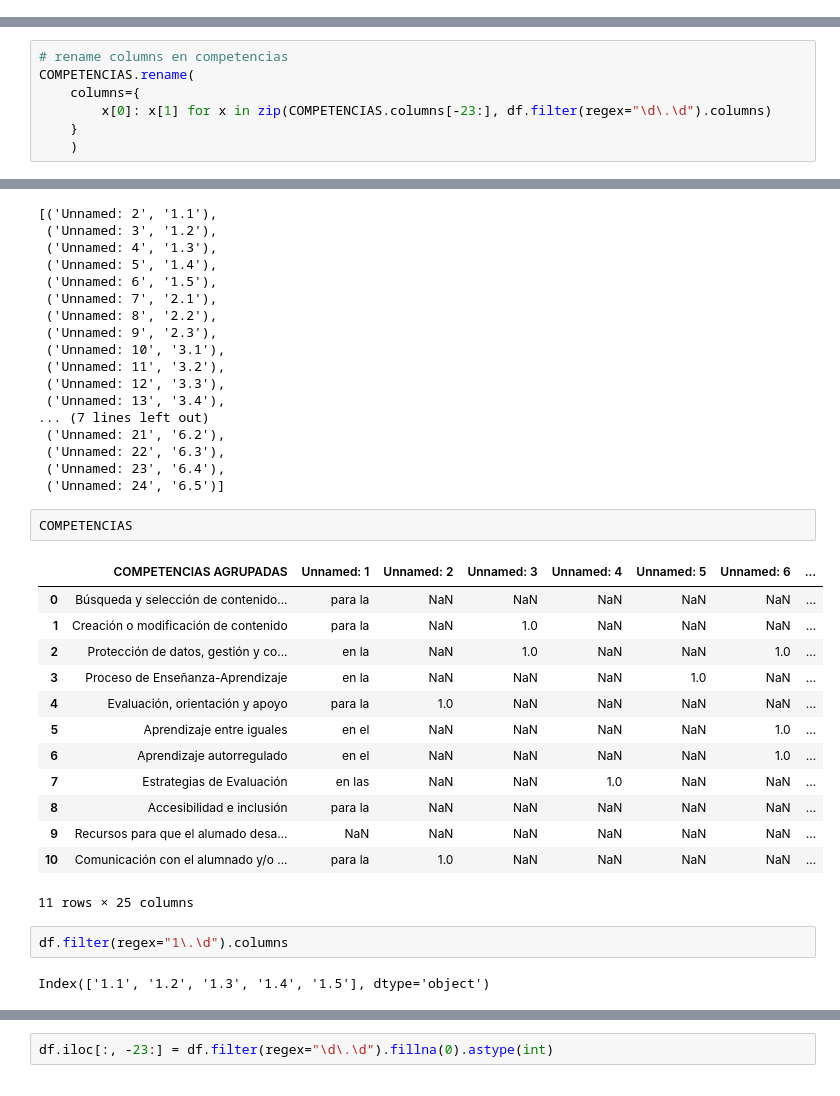
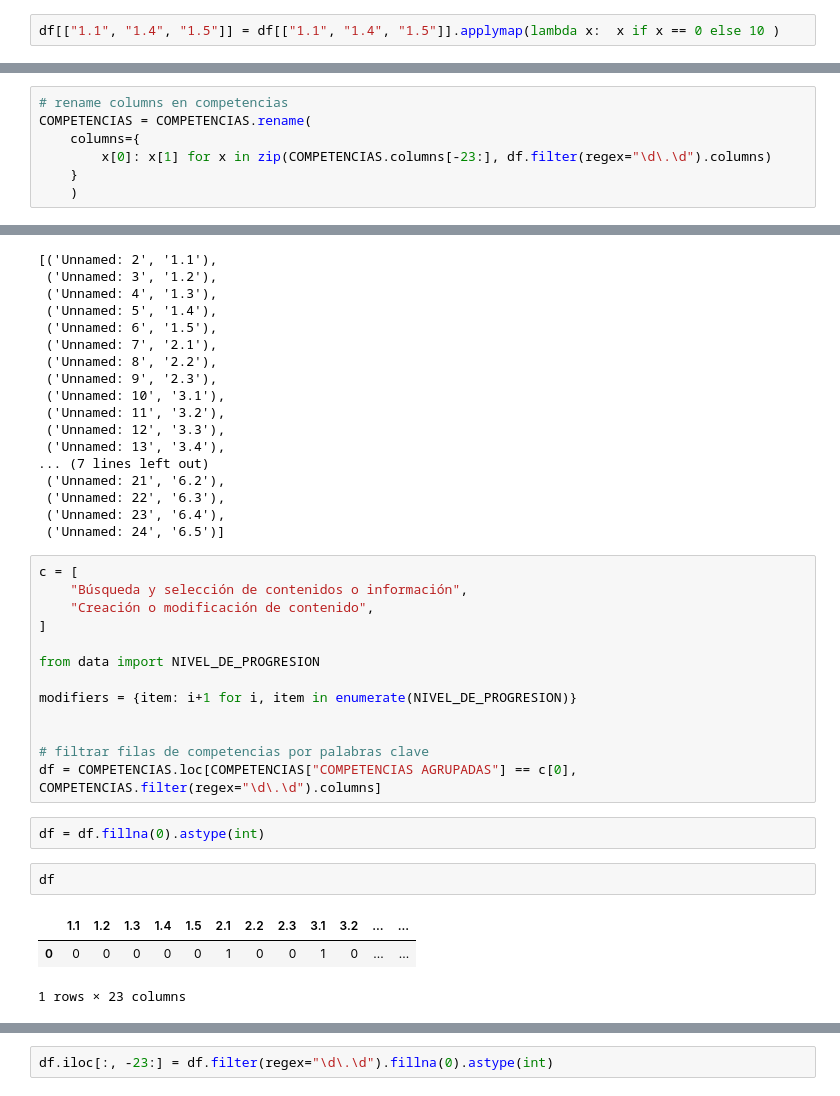
Before and after one commit to catedu/cdd-data, a Jupyter notebook: dev.ipynb, the cells around one changed output, grey strips where cells are left out. Drawn from its saved outputs; the diff is of its cells as text.

Commit message:
app lista para testeo

```diff
--- a/dev.ipynb
+++ b/dev.ipynb
@@ -18,0 +38,2 @@ df = df.reindex(cols, axis = 1)
+# %%
+df[["1.1", "1.4", "1.5"]] = df[["1.1", "1.4", "1.5"]].applymap(lambda x:  x if x == 0 else 10 )
@@ -73,7 +101,7 @@ True
 COMPETENCIAS = pd.read_csv("competencias.csv", sep=",")
 # %%
 # rename columns en competencias
-COMPETENCIAS.rename(
+COMPETENCIAS = COMPETENCIAS.rename(
     columns={
         x[0]: x[1] for x in zip(COMPETENCIAS.columns[-23:], df.filter(regex="\d\.\d").columns)
     }
@@ -134,23 +164,24 @@ list(zip(COMPETENCIAS.columns[-23:], df.filter(regex="\d\.\d").columns))
  ('Unnamed: 22', '6.3'),
  ('Unnamed: 23', '6.4'),
  ('Unnamed: 24', '6.5')]
-# %%
-COMPETENCIAS
-# %% [output]
-|  | COMPETENCIAS AGRUPADAS | Unnamed: 1 | Unnamed: 2 | Unnamed: 3 | Unnamed: 4 | Unnamed: 5 | Unnamed: 6 | ... |
-| 0 | Búsqueda y selección de contenido... | para la | NaN | NaN | NaN | NaN | NaN | ... |
-| 1 | Creación o modificación de contenido | para la | NaN | 1.0 | NaN | NaN | NaN | ... |
-| 2 | Protección de datos, gestión y co... | en la | NaN | 1.0 | NaN | NaN | 1.0 | ... |
-| 3 | Proceso de Enseñanza-Aprendizaje | en la | NaN | NaN | NaN | 1.0 | NaN | ... |
-| 4 | Evaluación, orientación y apoyo | para la | 1.0 | NaN | NaN | NaN | NaN | ... |
-| 5 | Aprendizaje entre iguales | en el | NaN | NaN | NaN | NaN | 1.0 | ... |
-| 6 | Aprendizaje autorregulado | en el | NaN | NaN | NaN | NaN | 1.0 | ... |
-| 7 | Estrategias de Evaluación | en las | NaN | NaN | 1.0 | NaN | NaN | ... |
-| 8 | Accesibilidad e inclusión | para la | NaN | NaN | NaN | NaN | NaN | ... |
-| 9 | Recursos para que el alumado desa... | NaN | NaN | NaN | NaN | NaN | NaN | ... |
-| 10 | Comunicación con el alumnado y/o ... | para la | 1.0 | NaN | NaN | NaN | NaN | ... |
-11 rows × 25 columns
-# %%
-df.filter(regex="1\.\d").columns
-# %% [output]
-Index(['1.1', '1.2', '1.3', '1.4', '1.5'], dtype='object')
+# %%
+c = [
+    "Búsqueda y selección de contenidos o información",
+    "Creación o modificación de contenido",
+]
+
+from data import NIVEL_DE_PROGRESION
+
+modifiers = {item: i+1 for i, item in enumerate(NIVEL_DE_PROGRESION)}
+
+
+# filtrar filas de competencias por palabras clave
+df = COMPETENCIAS.loc[COMPETENCIAS["COMPETENCIAS AGRUPADAS"] == c[0], COMPETENCIAS.filter(regex="\d\.\d").columns]
+# %%
+df = df.fillna(0).astype(int)
+# %%
+df
+# %% [output]
+|  | 1.1 | 1.2 | 1.3 | 1.4 | 1.5 | 2.1 | 2.2 | 2.3 | 3.1 | 3.2 | ... | ... |
+| 0 | 0 | 0 | 0 | 0 | 0 | 1 | 0 | 0 | 1 | 0 | ... | ... |
+1 rows × 23 columns
```
Also changed, not shown: parts of 11 cells of this notebook, 10 other files.
